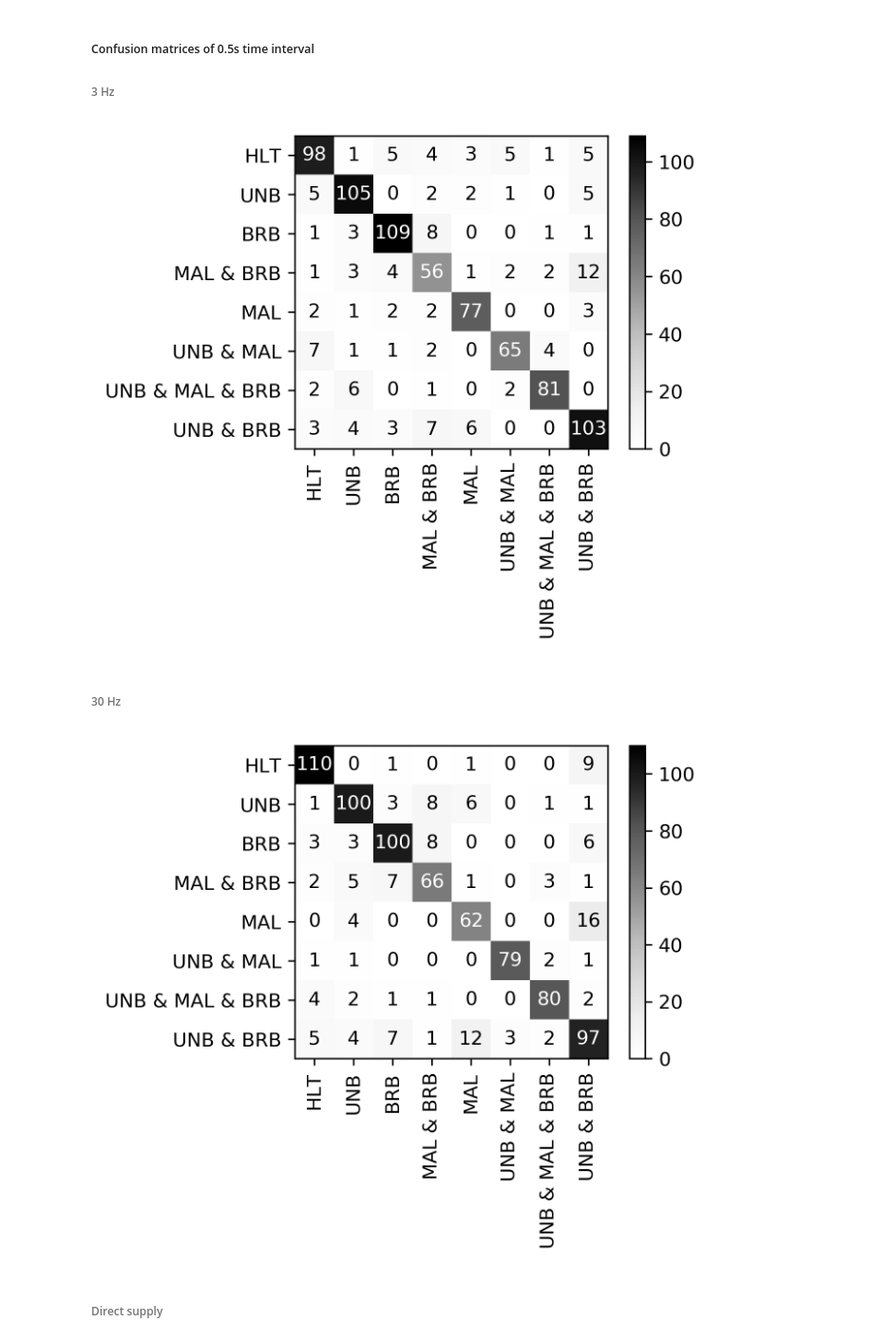
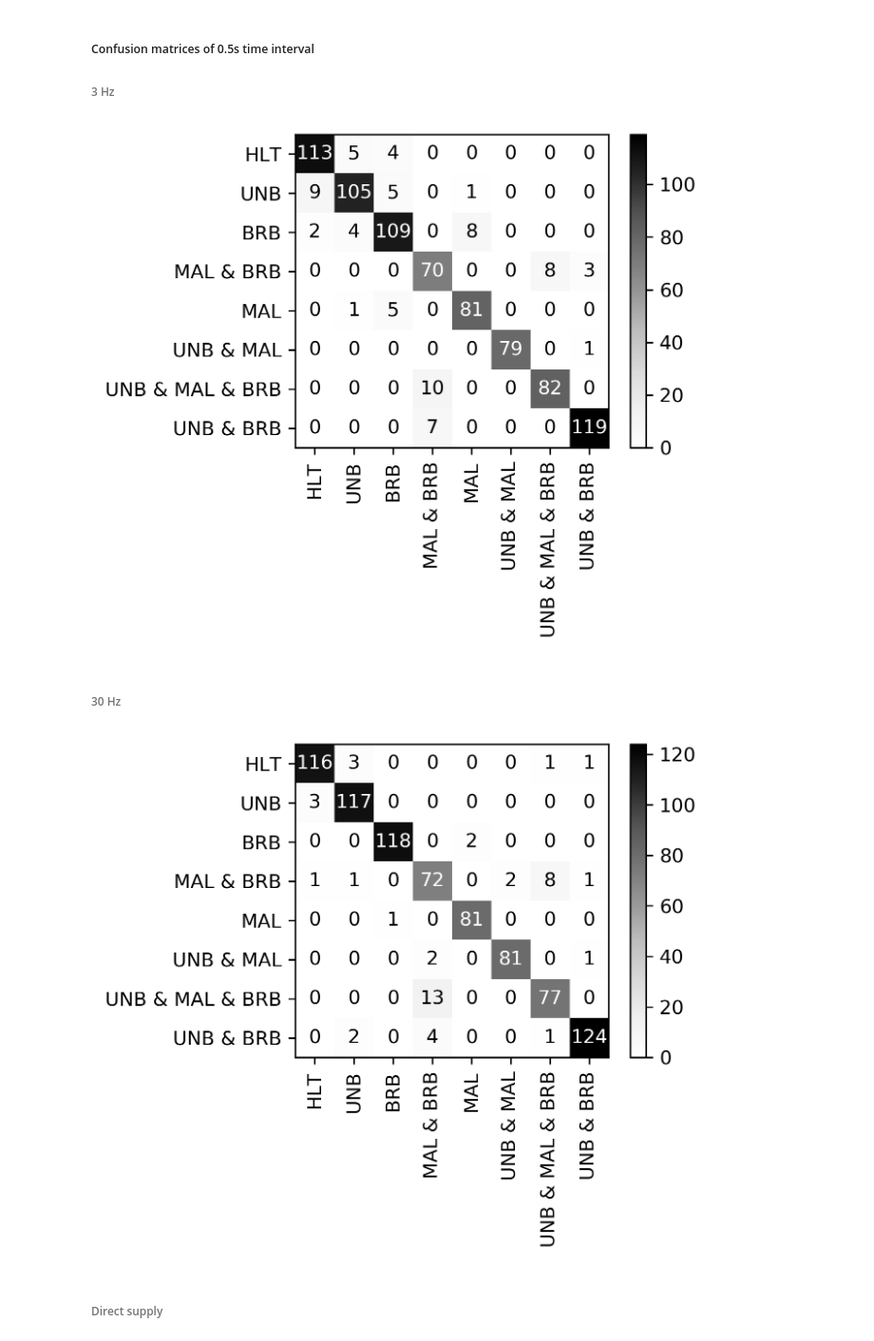
Before and after one commit to mjuez/early-im-fault-diagnosis, a Jupyter notebook: experiments.ipynb, the cells around one changed output. Shown at 95% size. Cells and saved outputs as stored; diff of their text form; code cells hidden in the pictures.

```diff
--- a/experiments.ipynb
+++ b/experiments.ipynb
@@ -280,0 +293,15 @@ plot_confusion_matrix(cm, "line_transient_5")
+# %%
+X, Y = ds.data_window(5, ds.ALL, ds.FREQ_ALL_PAPER, ds.MASK_NO_GND, True, False, ROOT_PATH)
+
+from sklearn.tree import DecisionTreeClassifier
+from sklearn.decomposition import PCA
+n_pc_comps = [4, 7, 8, 33, 5, 19, 6, 35, 1, 17, 2, 2]
+
+pcas = []
+for n_components in n_pc_comps:
+    pcas.append(PCA(n_components=n_components, random_state=46))
+dt = DecisionTreeClassifier(random_state=46)
+pbc = efc.ProjectedBaseClassifier(pcas, dt)
+cm = predictions_confusion_matrices(X, Y, pbc, 10)
+
+plot_confusion_matrix(cm, FAILURES, "all_transient_5")
@@ -377,7 +422,7 @@ plot_multilabel_metrics(time_interval_results[2])
 
 ###### 3 Hz
 # %%
-X, Y = ds.data_window(0, 0.5, ds.ALL, ds.FREQ_3HZ, ds.MASK_NO_GND, ROOT_PATH)
+X, Y = ds.data_window(0.5, ds.ALL, ds.FREQ_3HZ, ds.MASK_NO_GND, True, False, ROOT_PATH)
 
 from sklearn.tree import DecisionTreeClassifier
 from sklearn.decomposition import PCA
@@ -390,28 +435,28 @@ dt = DecisionTreeClassifier(random_state=1)
 pbc = efc.ProjectedBaseClassifier(pcas, dt)
 cm = predictions_confusion_matrices(X, Y, pbc, 10)
 
-plot_confusion_matrix(cm, "3hz_transient_05")
+plot_confusion_matrix(cm, FAILURES, "3hz_transient_05")
 # %% [output]
-[figure, old version]
+[figure, new version]
 # %% [markdown]
 ###### 30 Hz
 # %%
-X, Y = ds.data_window(0, 0.5, ds.ALL, ds.FREQ_30HZ, ds.MASK_NO_GND, ROOT_PATH)
+X, Y = ds.data_window(0.5, ds.ALL, ds.FREQ_30HZ, ds.MASK_NO_GND, True, False, ROOT_PATH)
 
 from sklearn.tree import DecisionTreeClassifier
 from sklearn.decomposition import PCA
 n_pc_comps = [4, 7, 8, 33, 5, 19, 6, 35, 1, 17, 2, 2]
 
 pcas = []
 for n_components in n_pc_comps:
     pcas.append(PCA(n_components=n_components))
 dt = DecisionTreeClassifier(random_state=1)
 pbc = efc.ProjectedBaseClassifier(pcas, dt)
 cm = predictions_confusion_matrices(X, Y, pbc, 10)
 
-plot_confusion_matrix(cm, "30hz_transient_05")
+plot_confusion_matrix(cm, FAILURES, "30hz_transient_05")
 # %% [output]
-[figure, old version]
+[figure, new version]
 # %% [markdown]
 ###### Direct supply
 # %%
```
Also changed, not shown: parts of 34 cells of this notebook, 1 other file.
